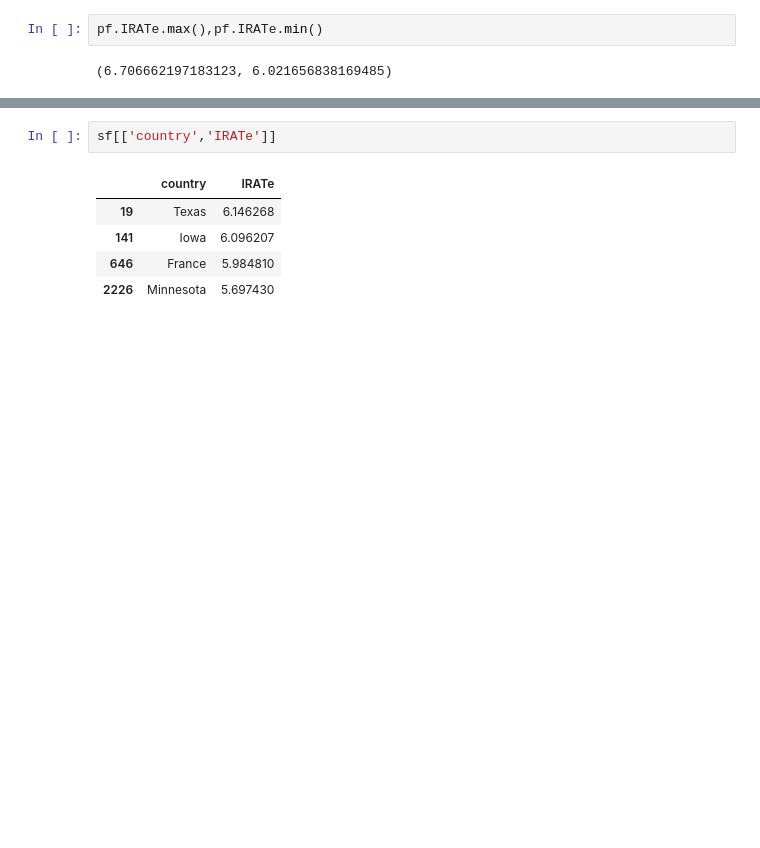
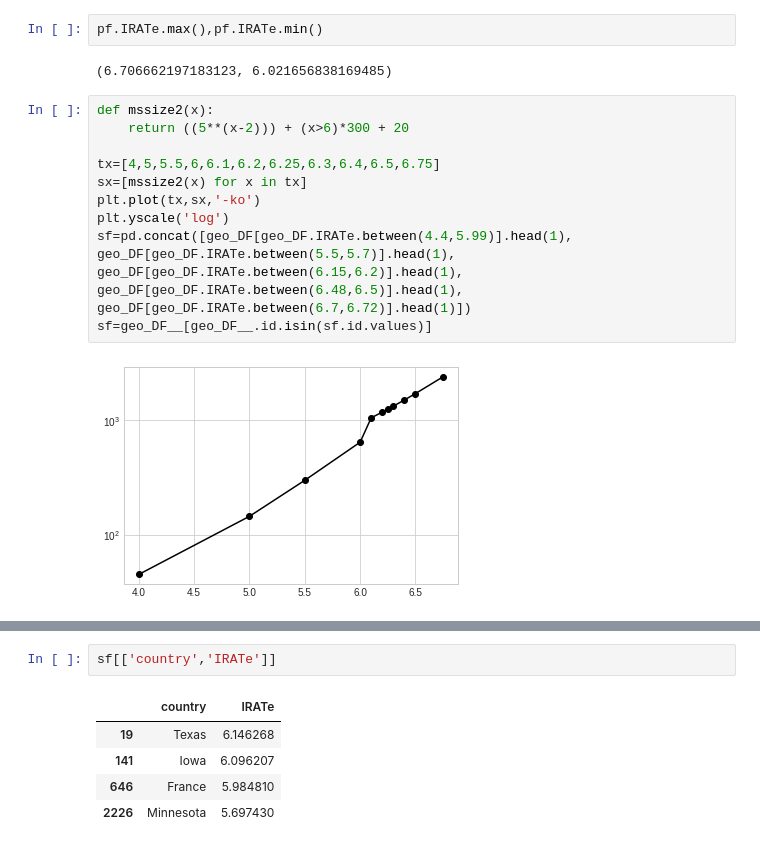
Before and after one commit to zeroknowledgediscovery/emergenet, a Jupyter notebook: irat_qnet/preddata/georisk-Copy1.ipynb, the cells around one changed output, grey strips where cells are left out. Drawn from its saved outputs; the diff is of its cells as text; blank space fills up the shorter version.

```diff
--- a/irat_qnet/preddata/georisk-Copy1.ipynb
+++ b/irat_qnet/preddata/georisk-Copy1.ipynb
@@ -225,3 +176,19 @@ npf=nonrisky_geo_df.copy()
 pf.IRATe.max(),pf.IRATe.min()
 # %% [output]
 (6.706662197183123, 6.021656838169485)
+# %%
+def mssize2(x):
+    return ((5**(x-2))) + (x>6)*300 + 20
+
+tx=[4,5,5.5,6,6.1,6.2,6.25,6.3,6.4,6.5,6.75]
+sx=[mssize2(x) for x in tx]
+plt.plot(tx,sx,'-ko')
+plt.yscale('log')
+sf=pd.concat([geo_DF[geo_DF.IRATe.between(4.4,5.99)].head(1),
+geo_DF[geo_DF.IRATe.between(5.5,5.7)].head(1),
+geo_DF[geo_DF.IRATe.between(6.15,6.2)].head(1),
+geo_DF[geo_DF.IRATe.between(6.48,6.5)].head(1),
+geo_DF[geo_DF.IRATe.between(6.7,6.72)].head(1)])
+sf=geo_DF__[geo_DF__.id.isin(sf.id.values)]
+# %% [output]
+[figure, added]
```
Also changed, not shown: parts of 6 cells of this notebook, 34 other files.
